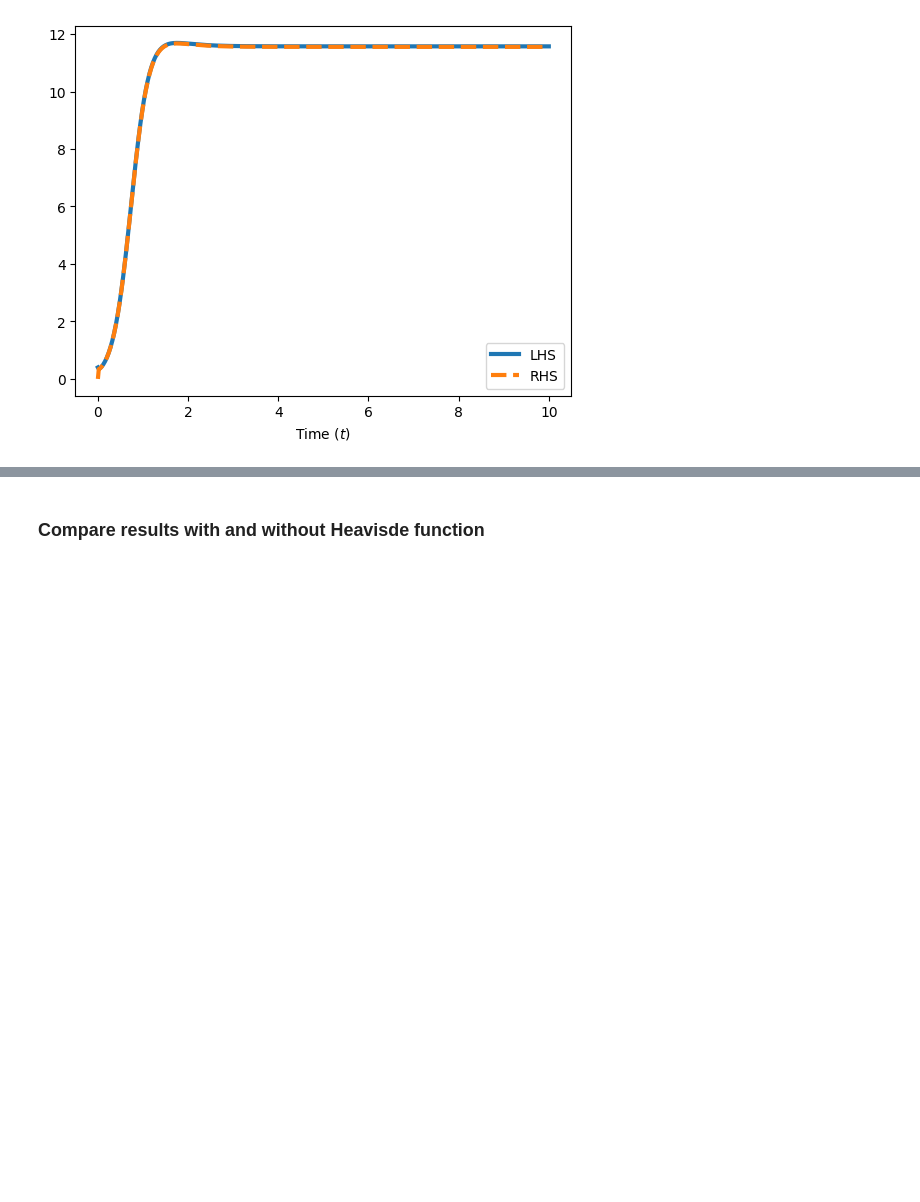
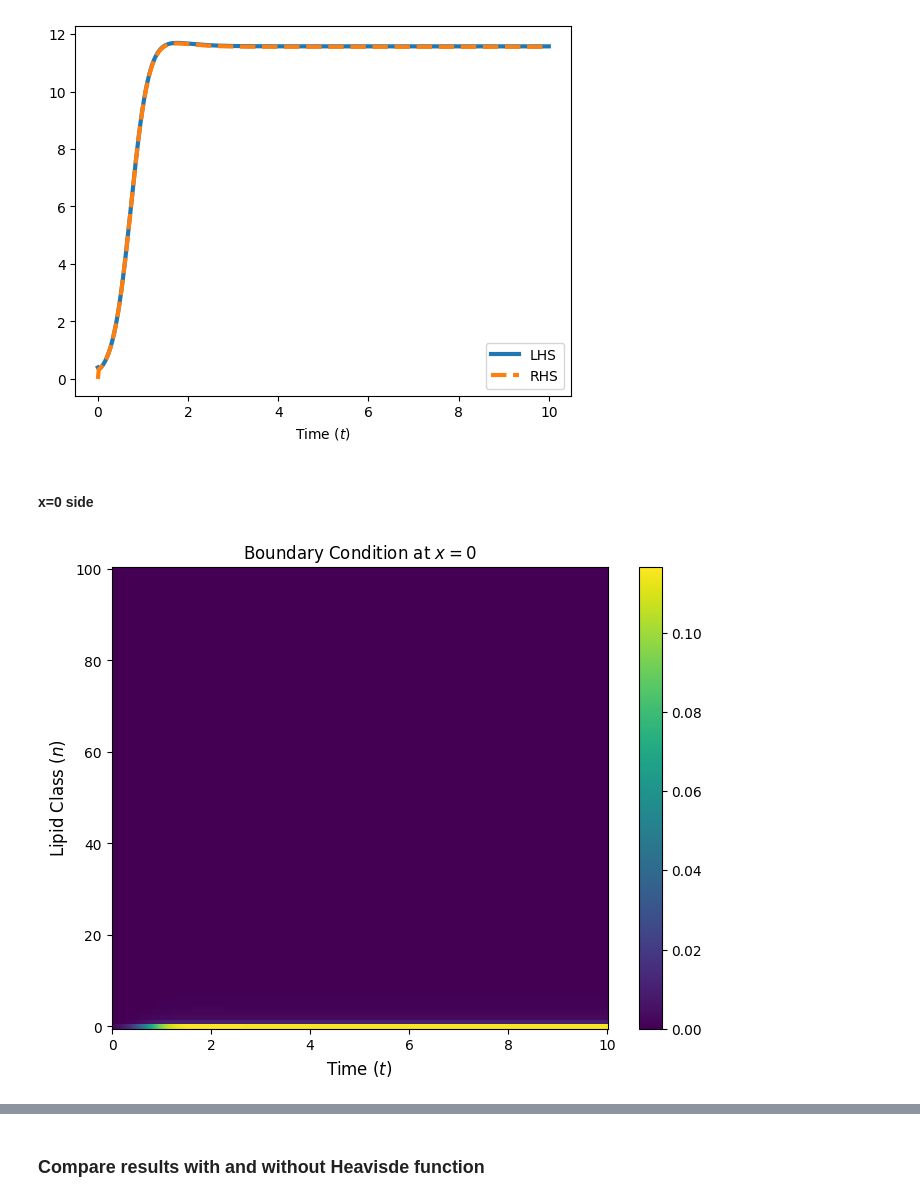
Before and after one commit to eleonoraagostinelli/VolumeFilling-Multiscale-Model, a Jupyter notebook: Discrete_SpaceStructure_Solver.ipynb, the cells around one changed output, grey strips where cells are left out. Saved outputs shown, nothing was run; the diff lists cells and outputs as text; code cells hidden in the pictures; blank space fills up the shorter version.

Commit message:
Checked all boundary conditions numerically at the sides and at the corners

```diff
--- a/Discrete_SpaceStructure_Solver.ipynb
+++ b/Discrete_SpaceStructure_Solver.ipynb
@@ -300,3 +305,26 @@ plt.show()
 # %% [output]
 1.0
 [figure]
+# %% [markdown]
+#### x=0 side
+# %%
+# Manually check the flux at j=0 to check if there is no flux
+phi = results["spatial"]["phi"]
+approx_flux = - (p.D_min + (1 - p.D_min) * model.n_decay) * p.M * (((phi[:,1]+phi[:,0])/2)[:, None] * (U[:, 1, :] - U[:, 0, :]) - (U[:, 0 ,:] + U[:, 1, :])/2 * (phi[:, 1] - phi[:, 0])[:, None])
+
+plt.figure(figsize=(8, 6))
+
+mesh = plt.pcolormesh(sol.t, model.n_array[0:p.N+1], approx_flux[:, 0:p.N+1].T,
+                     cmap='viridis', shading='auto') # hot, OrRd, Reds
+
+# Add the Colorbar so we can read the values
+cbar = plt.colorbar(mesh)
+
+# Format the Plot
+plt.xlabel("Time ($t$)", fontsize=12)
+plt.ylabel("Lipid Class ($n$)", fontsize=12)
+plt.title("Boundary Condition at $x=0$")
+
+plt.show()
+# %% [output]
+[figure, added]
```
Also changed, not shown: parts of 15 cells of this notebook.
